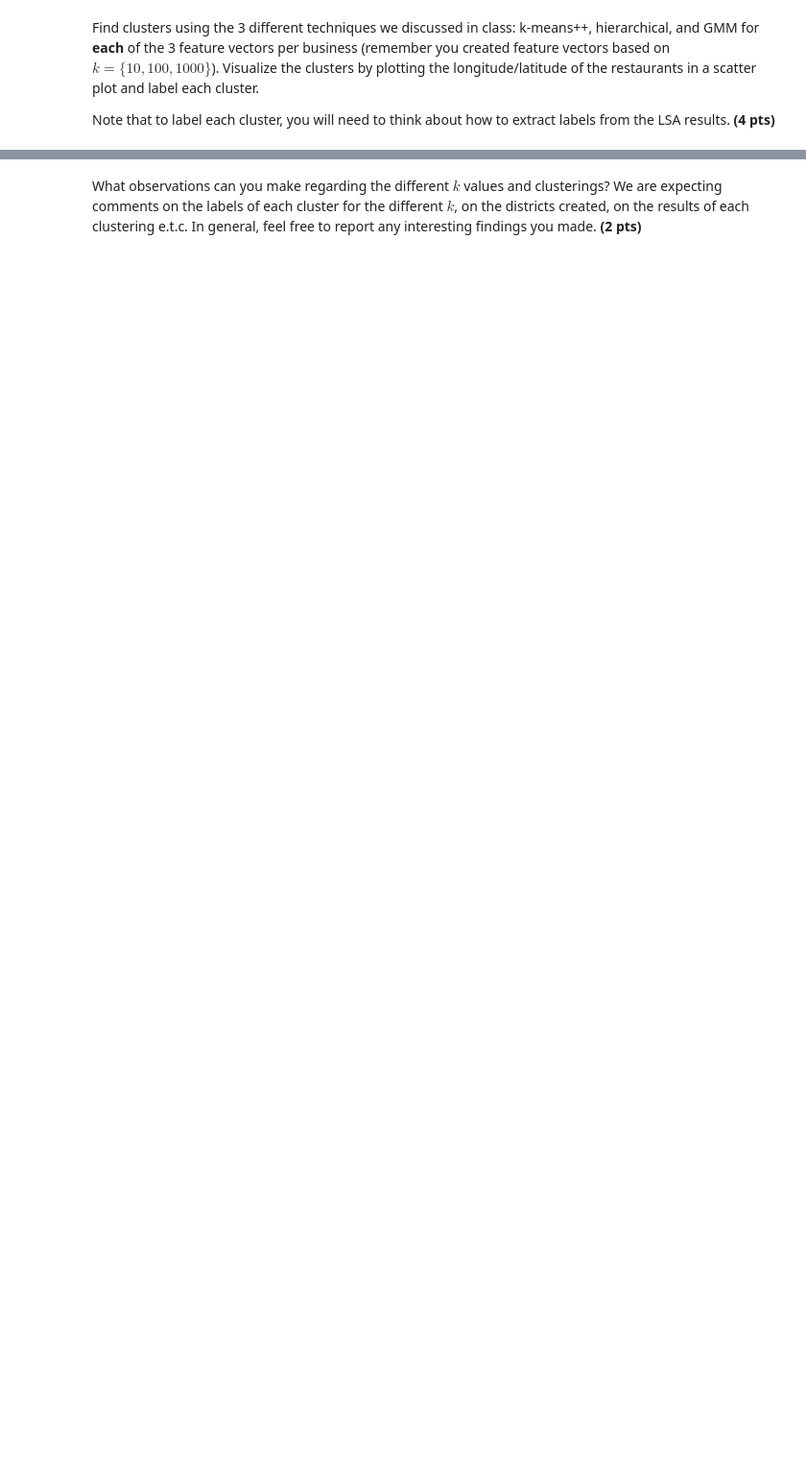
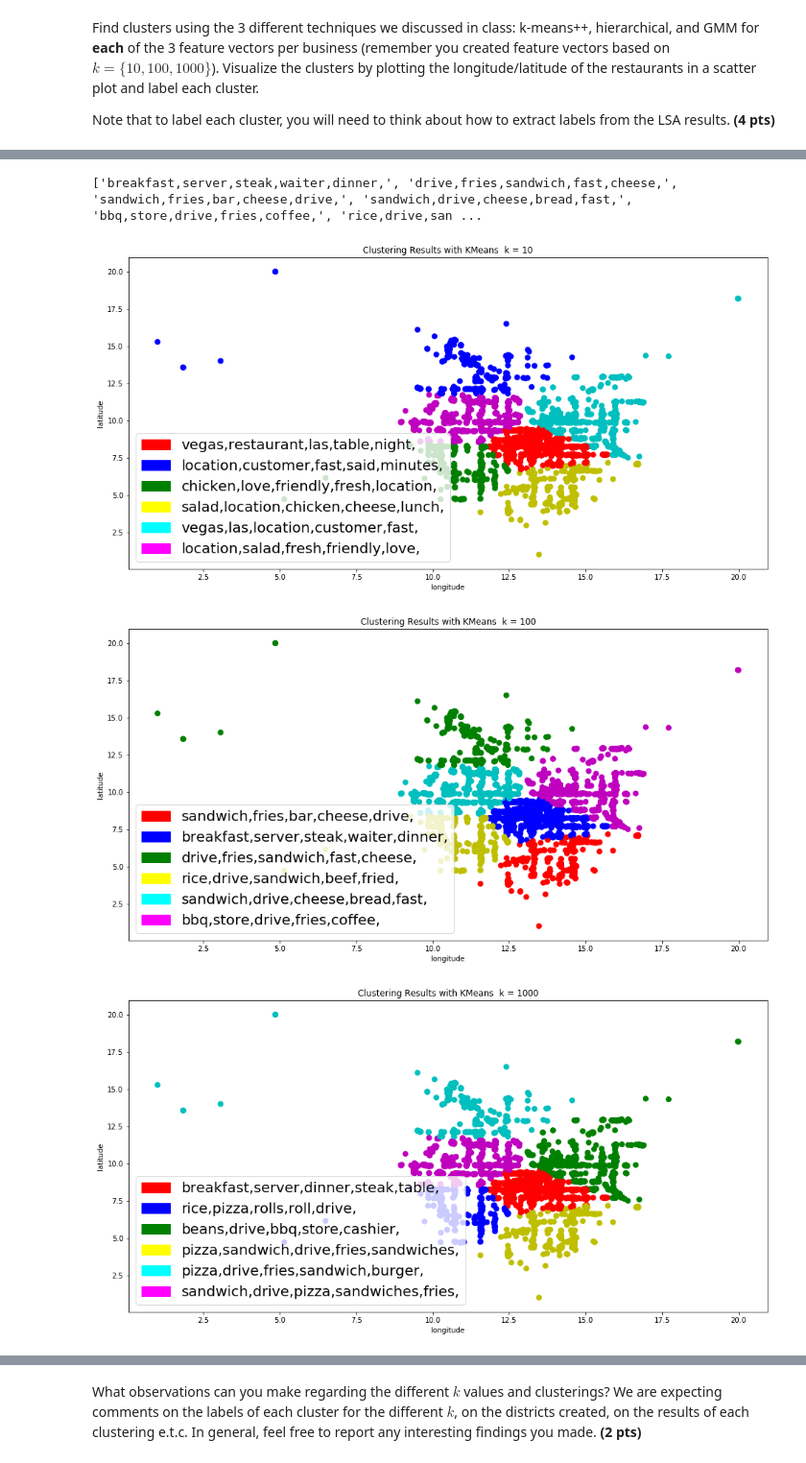
Before and after one commit to CS506-Boston-University/cs506-spring2018-hw2-2-jweixuan, a Jupyter notebook: Homework-2-2.ipynb, the cells around one changed output, grey strips where cells are left out. Shown at 96% size. Drawn from its saved outputs; the diff is of its cells as text; code cells hidden in the pictures; blank space fills up the shorter version.

```diff
--- a/Homework-2-2.ipynb
+++ b/Homework-2-2.ipynb
@@ -22,0 +235,50 @@ Note that to label each cluster, you will need to think about how to extract lab
+# %%
+lab_10 = find_label(centers_10,vt_10)
+lab_100 = find_label(centers_100,vt_100)
+lab_1000 = find_label(centers_1000,vt_1000)
+
+
+#print(lab_10[0][:5])
+
+def getTerms(label,terms):
+    S = []
+    for i in range(len(label)):
+        s = ""
+        for i in label[i][:5]:
+            s += terms[i]
+            s += ","
+        S.append(s)
+    return S
+
+print(getTerms(lab_100,terms_100))
+# %% [output]
+['breakfast,server,steak,waiter,dinner,', 'drive,fries,sandwich,fast,cheese,', 'sandwich,fries,bar,cheese,drive,', 'sandwich,drive,cheese,bread,fast,', 'bbq,store,drive,fries,coffee,', 'rice,drive,san ...
+# %%
+import matplotlib.patches as mpatches
+
+def get_plt(labels,lab,terms,n):
+    colors = ['bgrcmy'[p] for p in labels]
+    plt.figure(figsize=(16,8))
+    T = getTerms(lab,terms)
+    blue_patch = mpatches.Patch(color='blue', label=T[0])
+    green_patch = mpatches.Patch(color='green', label=T[1])
+    red_patch = mpatches.Patch(color='red', label=T[2])
+    cyan_patch = mpatches.Patch(color='cyan', label=T[3])
+    magenta_patch = mpatches.Patch(color='magenta', label=T[4])
+    yellow_patch = mpatches.Patch(color='yellow', label=T[5])
+
+    plt.legend(handles=[red_patch, blue_patch, green_patch, yellow_patch,cyan_patch,magenta_patch], loc = 'lower left', prop={'size': 20})
+    s = 'Clustering Results with KMeans  k = '
+    s += str(n)
+    plt.title(s)
+    plt.xlabel('longitude')
+    plt.ylabel('latitude')
+    _ = plt.scatter(l_10[:, 0], l_10[:, 1], color=colors, s=50)
+
+get_plt(labels_10,lab_10,terms_10,10)
+get_plt(labels_100,lab_100,terms_100,100)
+get_plt(labels_1000,lab_1000,terms_1000,1000)
+# %% [output]
+[figure, added]
+[figure, added]
+[figure, added]
```
Also changed, not shown: parts of 43 cells of this notebook.
